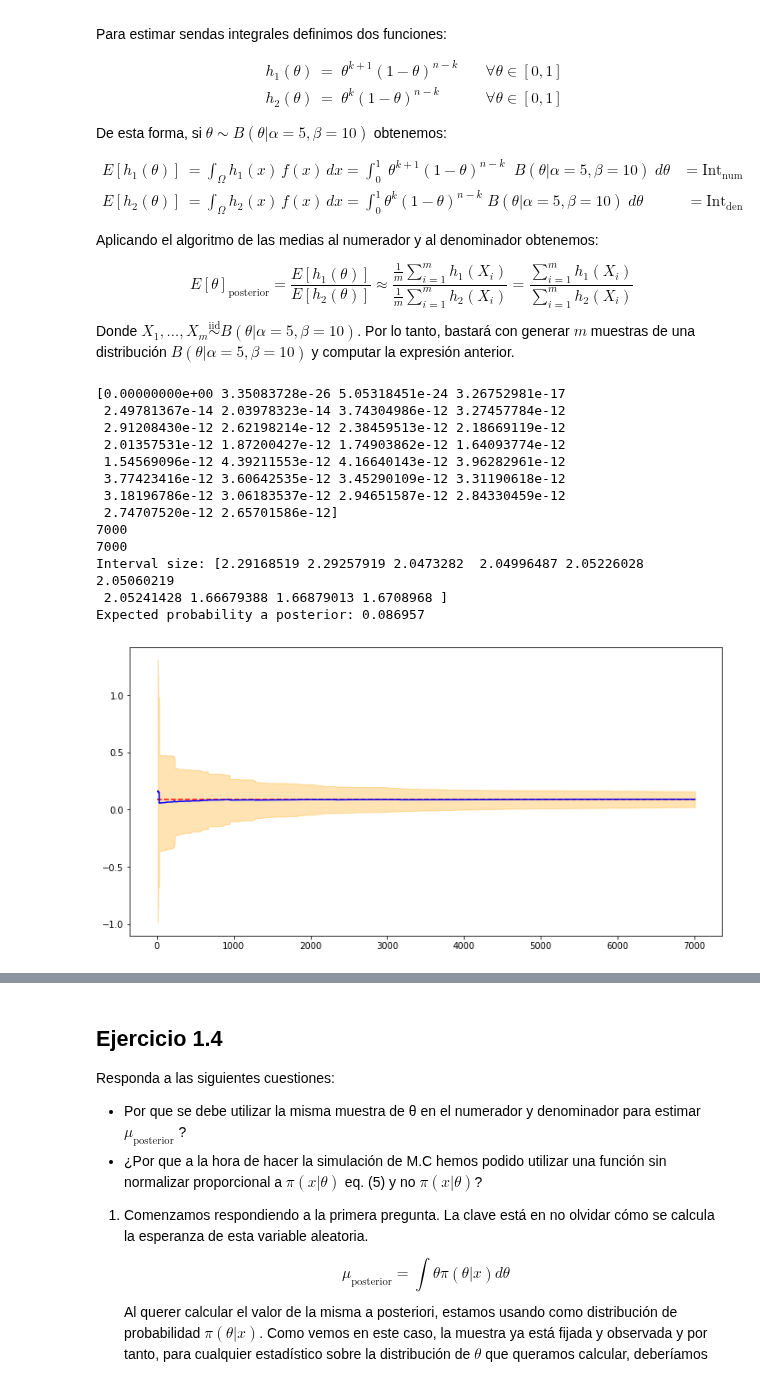
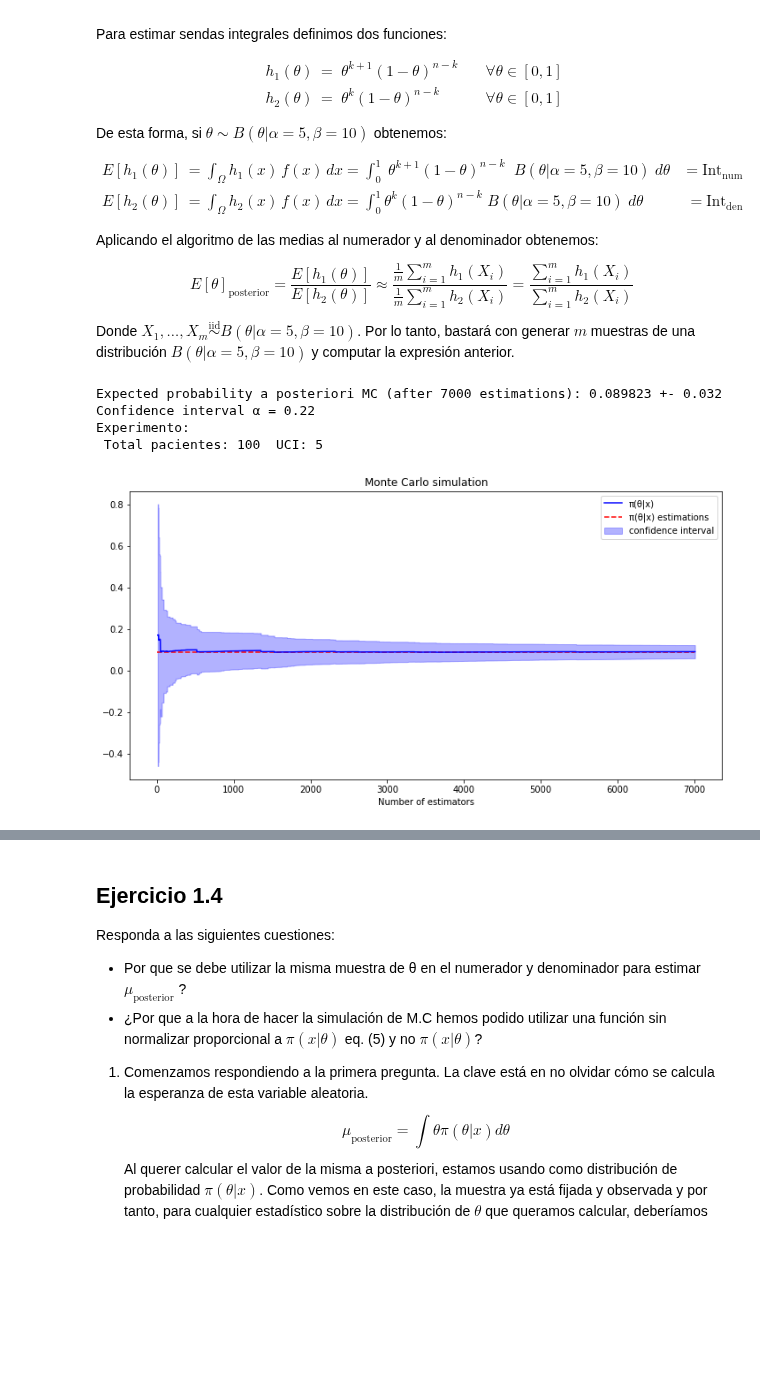
Before and after one commit to Ocete/mcd-cn, a Jupyter notebook: p2/Práctica 2 - Computación numérica.ipynb, the cells around one changed output, grey strips where cells are left out. Saved outputs shown, nothing was run; the diff lists cells and outputs as text; code cells hidden in the pictures; blank space fills up the shorter version.

```diff
--- a/p2/Práctica 2 - Computación numérica.ipynb
+++ b/p2/Práctica 2 - Computación numérica.ipynb
@@ -383,53 +384,48 @@ def estimate_theta(min_m = 10,max_m=10**5, a=5, b=10, n=20, k=1,alpha = 0.05):
     estimators = int_num / int_den
 
     # Compute the relative error of each estimator
     std1 = (h1-int_num) * (h1 - int_num)
     std1[1:] = np.cumsum(std1)[1:]/ms[0:-1]
 
     std2 = (h2-int_den) * (h2 - int_den)
     std2[1:] = np.cumsum(std2)[1:]/ms[0:-1]
 
     # Compute the error as 2*norm.percentile(alpha/2)* std/sqrt(n)
     # Removed the 2!!!!!!!!!!!!!!!!!!!!!!!!!!!!!!!!!!!!!!!!!!!!!!!!!!!!!!!!!!!!!!!!!!!!!!!!!!!!!!!!!!!!!!!!!!!!!!!!!!!!
     err_h1 =  scipy.stats.norm.ppf(1- alpha/2)*np.sqrt(std1) / np.sqrt(ms)
     err_h2 =  scipy.stats.norm.ppf(1- alpha/2)*np.sqrt(std2) / np.sqrt(ms)
     rel_error = (err_h1/int_num + err_h2/int_den)*estimators
 
     # Compute the estimators as the quotient of both estimations
     return estimators[min_m:], rel_error[min_m:]
 
 def plot_theta_estimation(min_m = 10, max_m=7*10**3, a=5, b=10, n=100, k=5, alpha=0.05):
     # Obtain estimatiors and relative errors
     estimators, rel_error = estimate_theta(max_m=max_m, a=a, b=b, n=n, k=k)
     intervals_min = estimators - rel_error
     intervals_max = estimators + rel_error
 
     # Plot
     x = np.arange(min_m, max_m + min_m, 1)
     plt.figure(figsize=(12,6))
+    plt.hlines(y = compute_beta_mean(a + k, b + n - k), color ="red", linestyle ="--", xmin=0, xmax=max_m)
     plt.plot(x, estimators, color='b')
-    plt.hlines(y = compute_beta_mean(a + k, b + n - k), color ="red", linestyle ="--", xmin=0, xmax=max_m)
-    plt.fill_between(x, intervals_min, intervals_max, color='orange', alpha=.3)
+    plt.fill_between(x, intervals_min, intervals_max, color='b', alpha=.3)
+    plt.legend(['π(θ|x)', 'π(θ|x) estimations', 'confidence interval'])
+    plt.xlabel('Number of estimators')
+    plt.title('Monte Carlo simulation')
 
     # Print numerical values
-    print('Expected probability a posterior: {:0.6f}'.format(
-        compute_beta_mean(a + k, b + n - k))
-    )
+    print('Expected probability a posteriori MC (after {} estimations): {:.6f} +- {:.3f}'.format(
+            max_m, estimators[-1], rel_error[-1]))
+    print('Confidence interval α = {}'.format(alpha))
+    print('Experimento:\n Total pacientes: {}  UCI: {}'.format(n, k))
+
+
+plot_theta_estimation(alpha=0.22)
+# %% [output]
+Expected probability a posteriori MC (after 7000 estimations): 0.089823 +- 0.032
+Confidence interval α = 0.22
+Experimento:
+ Total pacientes: 100  UCI: 5
+[figure, added]
-# %%
-
-plot_theta_estimation(alpha=0.05)
-# %% [output]
-[0.00000000e+00 3.35083728e-26 5.05318451e-24 3.26752981e-17
- 2.49781367e-14 2.03978323e-14 3.74304986e-12 3.27457784e-12
- 2.91208430e-12 2.62198214e-12 2.38459513e-12 2.18669119e-12
- 2.01357531e-12 1.87200427e-12 1.74903862e-12 1.64093774e-12
- 1.54569096e-12 4.39211553e-12 4.16640143e-12 3.96282961e-12
- 3.77423416e-12 3.60642535e-12 3.45290109e-12 3.31190618e-12
- 3.18196786e-12 3.06183537e-12 2.94651587e-12 2.84330459e-12
- 2.74707520e-12 2.65701586e-12]
-7000
-7000
-Interval size: [2.29168519 2.29257919 2.0473282  2.04996487 2.05226028 2.05060219
- 2.05241428 1.66679388 1.66879013 1.6708968 ]
-Expected probability a posterior: 0.086957
-[figure, removed]
```
Also changed, not shown: parts of 5 cells of this notebook.
